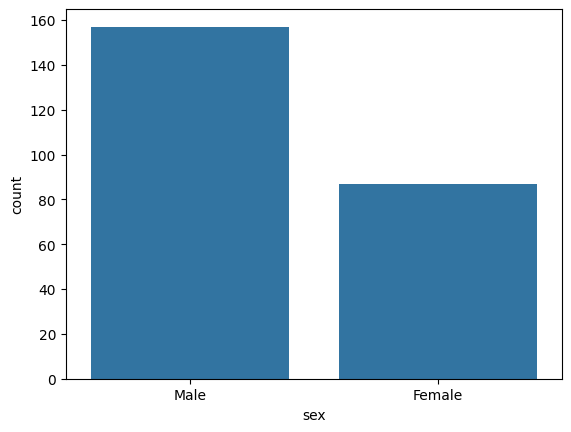
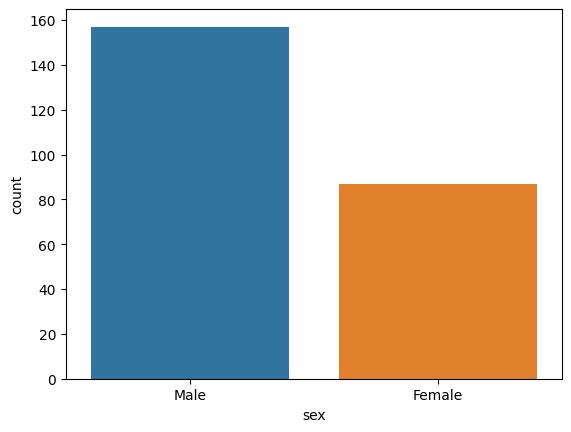
The notebook cell's code change between the first figure and the second:
--- before
+++ after
@@ -1,2 +1,2 @@
-sns.countplot(x='sex', data=tips)
+sns.countplot(x='sex', data=tips, hue = "sex")
 plt.show()

Commit: Add files via upload